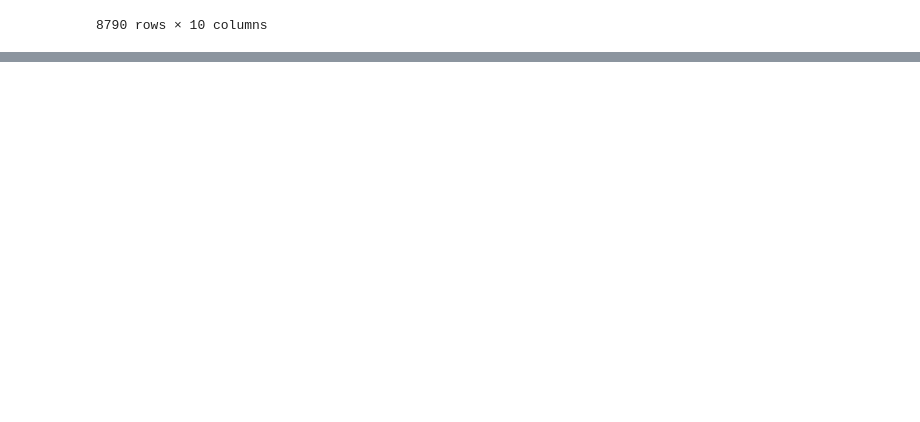
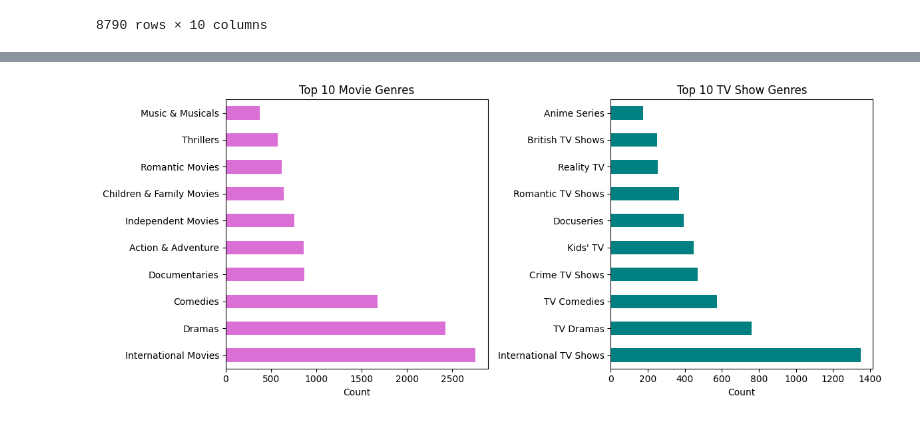
Before and after one commit to ThejVaibhav/Netflix-Data-Analysis, a Jupyter notebook: notebooks/Netflix_Analysis.ipynb, the cells around one changed output, grey strips where cells are left out. Cells and saved outputs as stored; diff of their text form; code cells hidden in the pictures; blank space fills up the shorter version.

```diff
--- a/notebooks/Netflix_Analysis.ipynb
+++ b/notebooks/Netflix_Analysis.ipynb
@@ -40,0 +129,15 @@ KeyError: ['cast']
+# %%
+movie_genres = sum(df[df['type']=='Movie']['genres'], [])
+show_genres  = sum(df[df['type']=='TV Show']['genres'], [])
+mg = pd.Series(movie_genres).value_counts().head(10)
+sg = pd.Series(show_genres).value_counts().head(10)
+
+fig, axes = plt.subplots(1,2,figsize=(12,5))
+mg.plot(kind='barh', ax=axes[0], color='orchid'); axes[0].set_title('Top 10 Movie Genres')
+sg.plot(kind='barh', ax=axes[1], color='teal');   axes[1].set_title('Top 10 TV Show Genres')
+for ax in axes: ax.set_xlabel('Count')
+plt.tight_layout()
+plt.savefig('../visuals/movie_vs_show_genres.png')
+plt.show()
+# %% [output]
+[figure, added]
```
Also changed, not shown: parts of 10 cells of this notebook.
